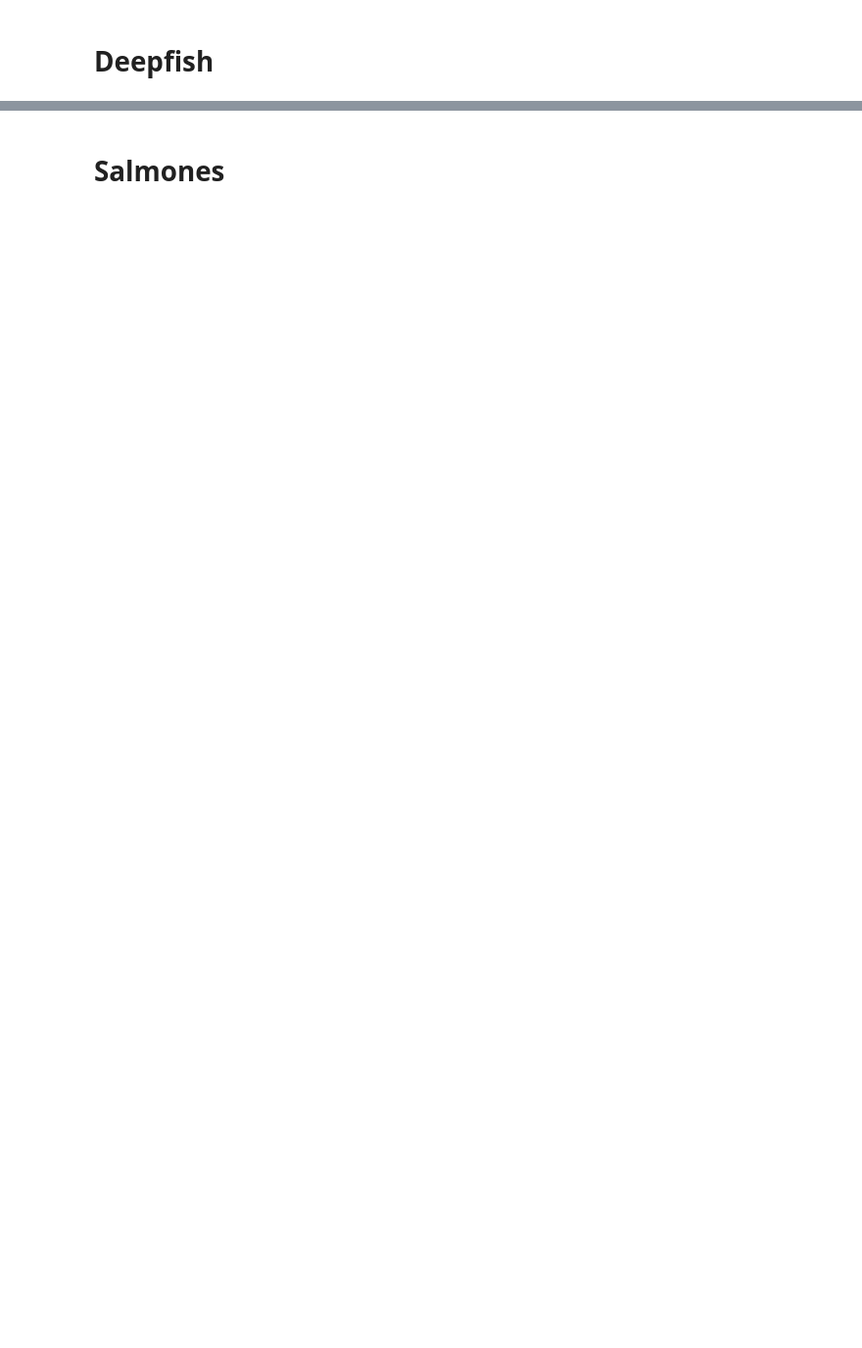
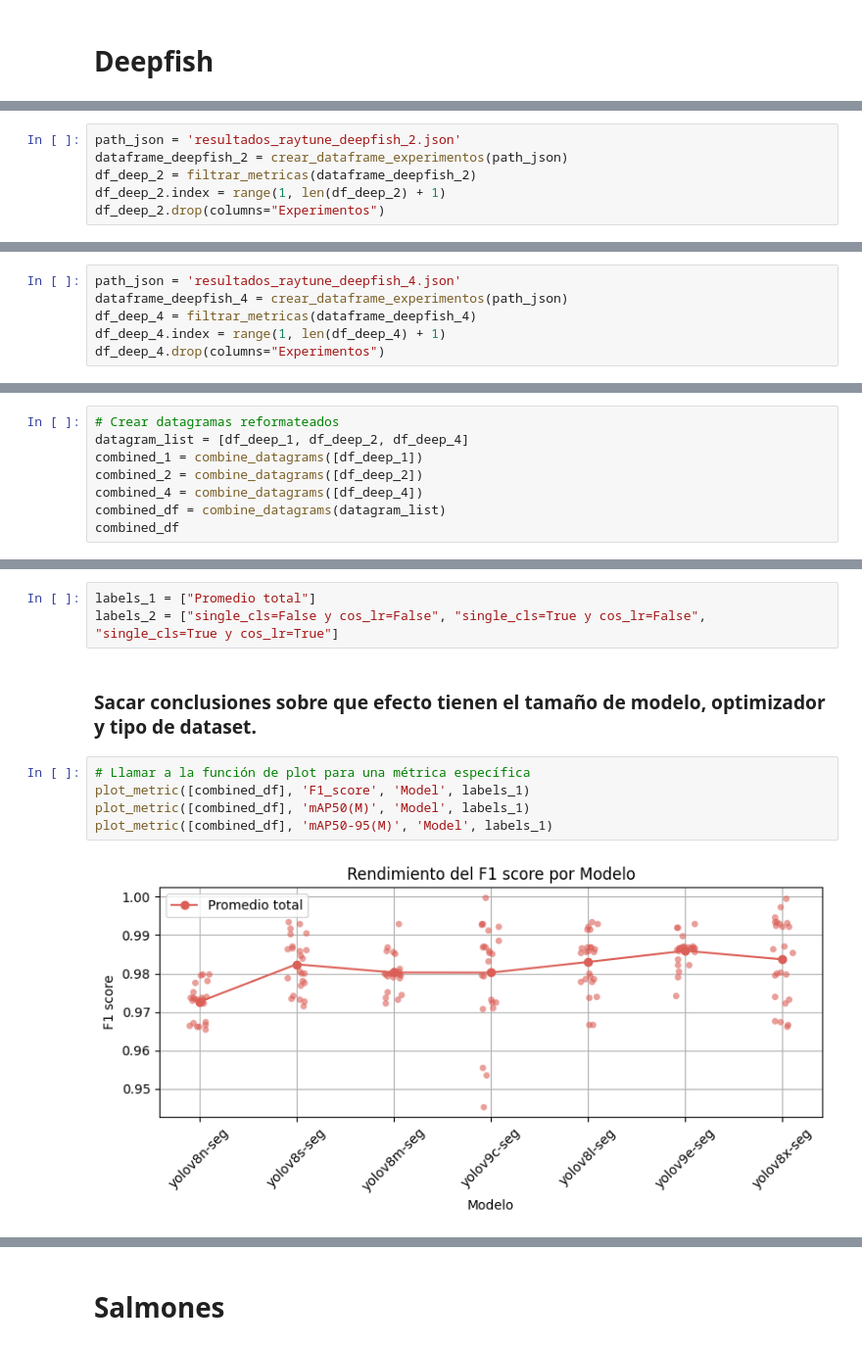
Before and after one commit to juliopchile/memoria, a Jupyter notebook: check_tune_results.ipynb, the cells around one changed output, grey strips where cells are left out. Shown at 98% size. Cells and saved outputs as stored; diff of their text form; blank space fills up the shorter version.

Commit message:
Update Training Deepfish

```diff
--- a/check_tune_results.ipynb
+++ b/check_tune_results.ipynb
@@ -472,0 +629,6 @@ nuevo_diccionario_hyper_params
+# %%
+path_json = 'resultados_raytune_deepfish_2.json'
+dataframe_deepfish_2 = crear_dataframe_experimentos(path_json)
+df_deep_2 = filtrar_metricas(dataframe_deepfish_2)
+df_deep_2.index = range(1, len(df_deep_2) + 1)
+df_deep_2.drop(columns="Experimentos")
@@ -472,0 +663,6 @@ nuevo_diccionario_hyper_params
+# %%
+path_json = 'resultados_raytune_deepfish_4.json'
+dataframe_deepfish_4 = crear_dataframe_experimentos(path_json)
+df_deep_4 = filtrar_metricas(dataframe_deepfish_4)
+df_deep_4.index = range(1, len(df_deep_4) + 1)
+df_deep_4.drop(columns="Experimentos")
@@ -472,0 +689,8 @@ nuevo_diccionario_hyper_params
+# %%
+# Crear datagramas reformateados
+datagram_list = [df_deep_1, df_deep_2, df_deep_4]
+combined_1 = combine_datagrams([df_deep_1])
+combined_2 = combine_datagrams([df_deep_2])
+combined_4 = combine_datagrams([df_deep_4])
+combined_df = combine_datagrams(datagram_list)
+combined_df
@@ -472,0 +711,12 @@ nuevo_diccionario_hyper_params
+# %%
+labels_1 = ["Promedio total"]
+labels_2 = ["single_cls=False y cos_lr=False", "single_cls=True y cos_lr=False", "single_cls=True y cos_lr=True"]
+# %% [markdown]
+### Sacar conclusiones sobre que efecto tienen el tamaño de modelo, optimizador y tipo de dataset.
+# %%
+# Llamar a la función de plot para una métrica específica
+plot_metric([combined_df], 'F1_score', 'Model', labels_1)
+plot_metric([combined_df], 'mAP50(M)', 'Model', labels_1)
+plot_metric([combined_df], 'mAP50-95(M)', 'Model', labels_1)
+# %% [output]
+[figure, added]
```
Also changed, not shown: parts of 43 cells of this notebook, 6 other files.
